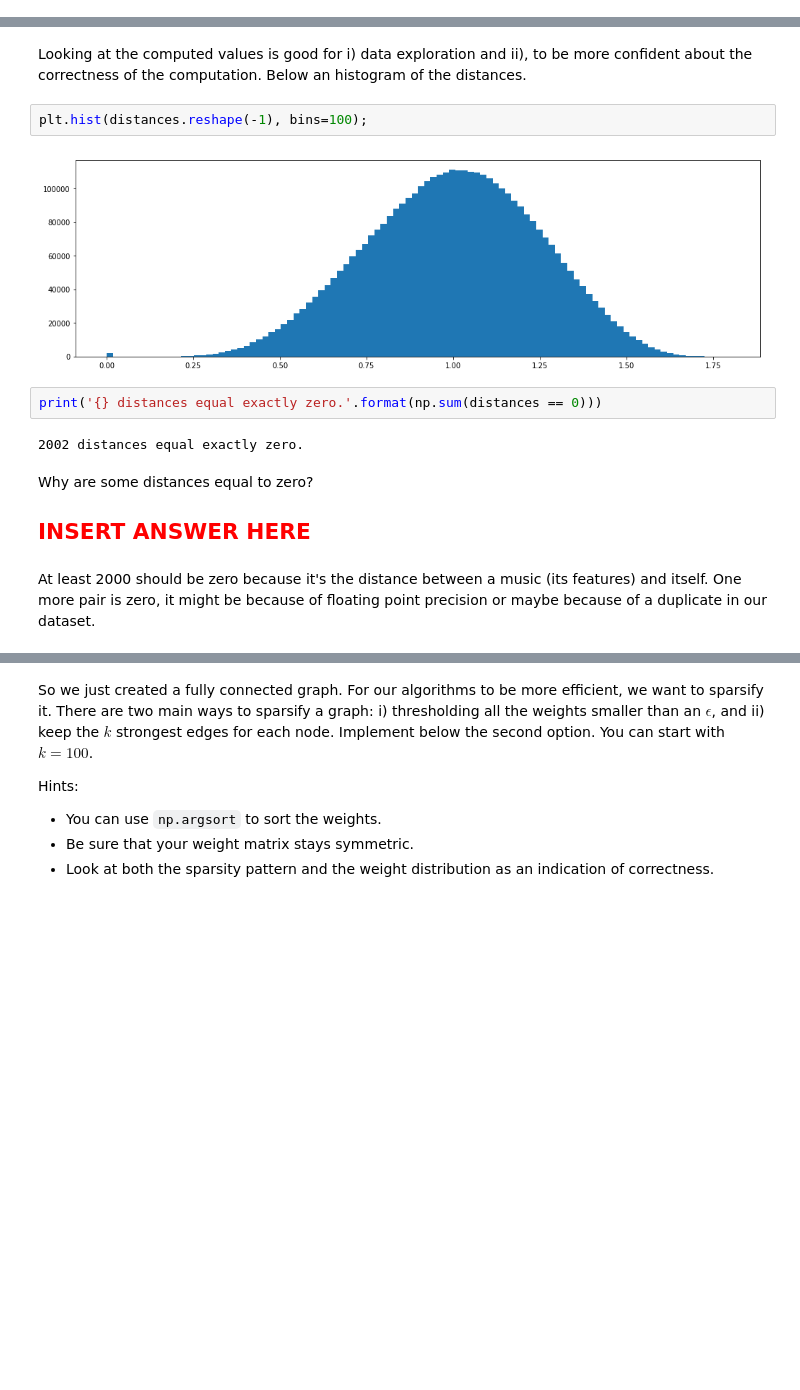
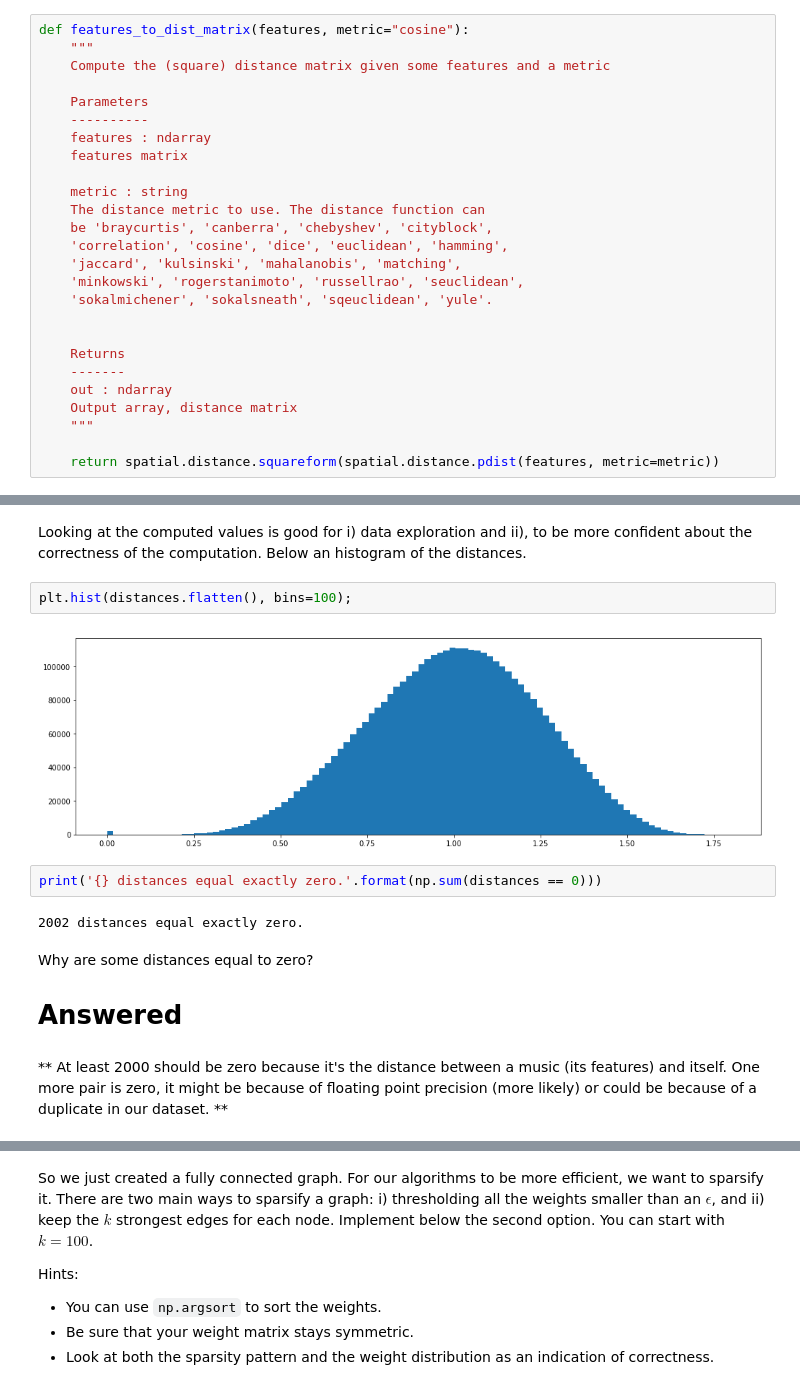
Before and after one commit to gregunz/NTDS2017, a Jupyter notebook: HW03/03_spectral_graph_theory.ipynb, the cells around one changed output, grey strips where cells are left out. Drawn from its saved outputs; the diff is of its cells as text; blank space fills up the shorter version.

```diff
--- a/HW03/03_spectral_graph_theory.ipynb
+++ b/HW03/03_spectral_graph_theory.ipynb
@@ -319,3 +365,29 @@ def features_to_dist_matrix(features, metric="cosine"):
+# %%
+def features_to_dist_matrix(features, metric="cosine"):
+    """
+    Compute the (square) distance matrix given some features and a metric
+
+    Parameters
+    ----------
+    features : ndarray
+    features matrix
+
+    metric : string
+    The distance metric to use. The distance function can
+    be 'braycurtis', 'canberra', 'chebyshev', 'cityblock',
+    'correlation', 'cosine', 'dice', 'euclidean', 'hamming',
+    'jaccard', 'kulsinski', 'mahalanobis', 'matching',
+    'minkowski', 'rogerstanimoto', 'russellrao', 'seuclidean',
+    'sokalmichener', 'sokalsneath', 'sqeuclidean', 'yule'.
+
+
+    Returns
+    -------
+    out : ndarray
+    Output array, distance matrix
+    """
+
+    return spatial.distance.squareform(spatial.distance.pdist(features, metric=metric))
 # %%
 distances = features_to_dist_matrix(features)
 distances.shape
@@ -324,18 +396,19 @@ distances.shape
 # %% [markdown]
 Looking at the computed values is good for i) data exploration and ii), to be more confident about the correctness of the computation. Below an histogram of the distances.
 # %%
-plt.hist(distances.reshape(-1), bins=100);
+plt.hist(distances.flatten(), bins=100);
 # %% [output]
-[figure, old version]
+[figure, new version]
 # %%
 print('{} distances equal exactly zero.'.format(np.sum(distances == 0)))
 # %% [output]
 2002 distances equal exactly zero.
 # %% [markdown]
 Why are some distances equal to zero?
-<H2 style="color:red"> INSERT ANSWER HERE </H2>
+
+# Answered
 # %% [markdown]
-At least 2000 should be zero because it's the distance between a music (its features) and itself. One more pair is zero, it might be because of floating point precision or maybe because of a duplicate in our dataset.
+** At least 2000 should be zero because it's the distance between a music (its features) and itself. One more pair is zero, it might be because of floating point precision (more likely) or could be because of a duplicate in our dataset. **
 # %% [markdown]
 ### 3.2 Weighted adjacency matrix
 
```
Also changed, not shown: parts of 84 cells of this notebook.
